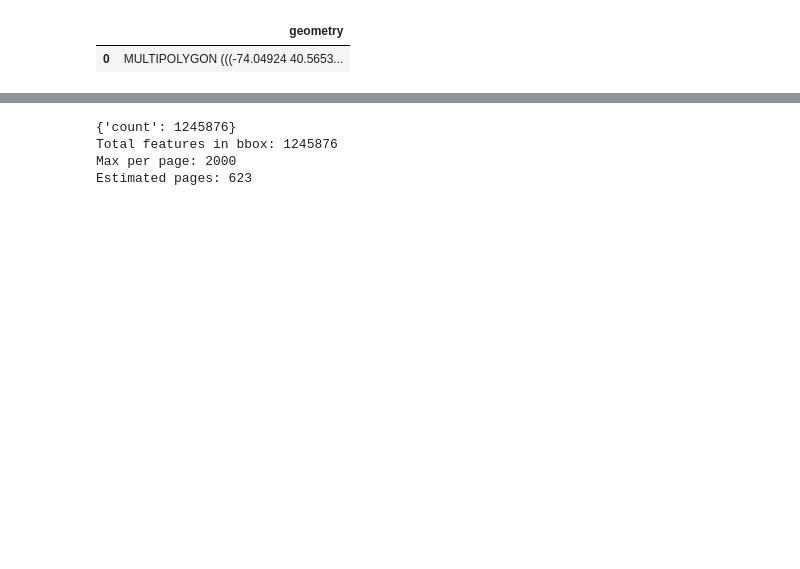
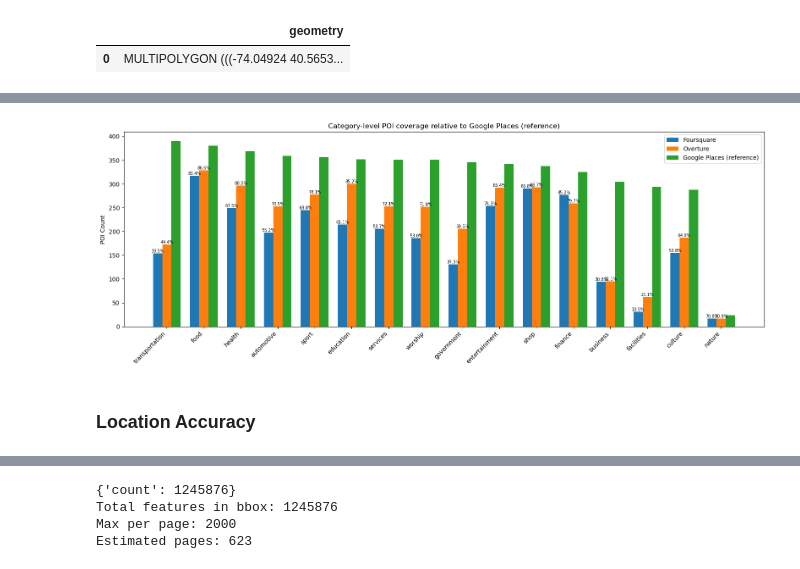
Before and after one commit to HOUPU1993/POI-study, a Jupyter notebook: POI_study.ipynb, the cells around one changed output, grey strips where cells are left out. Saved outputs shown, nothing was run; the diff lists cells and outputs as text; code cells hidden in the pictures; blank space fills up the shorter version.

```diff
--- a/POI_study.ipynb
+++ b/POI_study.ipynb
@@ -4393,0 +4596,16 @@ nyc_fsq
+# %%
+nyc_gplc_ove = nyc_gplc_ove.rename(columns={'cand_ids':'cand_ids_ove',
+                                            'cand_dist_m':'cand_dist_m_ove',
+                                            'matched_id':'matched_id_ove',
+                                            'name_score':'name_score_ove',
+                                            'address_score':'address_score_ove',
+                                            })
+# %%
+nyc_gplc_fsq = nyc_gplc_fsq.rename(columns={'cand_ids':'cand_ids_fsq',
+                                            'cand_dist_m':'cand_dist_m_fsq',
+                                            'matched_id':'matched_id_fsq',
+                                            'name_score':'name_score_fsq',
+                                            'address_score':'address_score_fsq',
+                                            })
+# %%
+nyc_gplc_aggr = nyc_gplc.merge(nyc_gplc_ove[['id','matched_id_ove','name_score_ove','address_score_ove']], on='id', how='left').merge(nyc_gplc_fsq[['id','matched_id_fsq','name_score_fsq','address_score_fsq']], on='id', how='left')
@@ -4393,0 +4641,3 @@ nyc_fsq
+# %%
+nyc_gplc_aggr['fsq_m'] = nyc_gplc_aggr['matched_id_fsq'].notnull()
+nyc_gplc_aggr['ove_m'] = nyc_gplc_aggr['matched_id_ove'].notnull()
@@ -4393,0 +4686,46 @@ nyc_fsq
+# %%
+import matplotlib.pyplot as plt
+
+x = np.arange(len(df))
+width = 0.25
+
+plt.figure(figsize=(16, 6))
+
+bars_fsq = plt.bar(x - width, df["fsq_count"], width, label="Foursquare")
+bars_ove = plt.bar(x, df["ove_count"], width, label="Overture")
+bars_g = plt.bar(x + width, df["google_count"], width, label="Google Places (reference)")
+
+plt.xticks(x, df["primary_cat"], rotation=45, ha="right")
+plt.ylabel("POI Count")
+plt.title("Category-level POI coverage relative to Google Places (reference)")
+plt.legend()
+
+# =====================
+# 5. 在 fsq / ove 柱子上标注 coverage (%)
+# =====================
+for i, bar in enumerate(bars_fsq):
+    plt.text(
+        bar.get_x() + bar.get_width() / 2,
+        bar.get_height(),
+        f"{df.loc[i, 'fsq_per']*100:.1f}%",
+        ha="center",
+        va="bottom",
+        fontsize=7
+    )
+
+for i, bar in enumerate(bars_ove):
+    plt.text(
+        bar.get_x() + bar.get_width() / 2,
+        bar.get_height(),
+        f"{df.loc[i, 'ove_per']*100:.1f}%",
+        ha="center",
+        va="bottom",
+        fontsize=7
+    )
+
+plt.tight_layout()
+plt.show()
+# %% [output]
+[figure, added]
+# %% [markdown]
+### Location Accuracy
```
Also changed, not shown: parts of 34 cells of this notebook.
